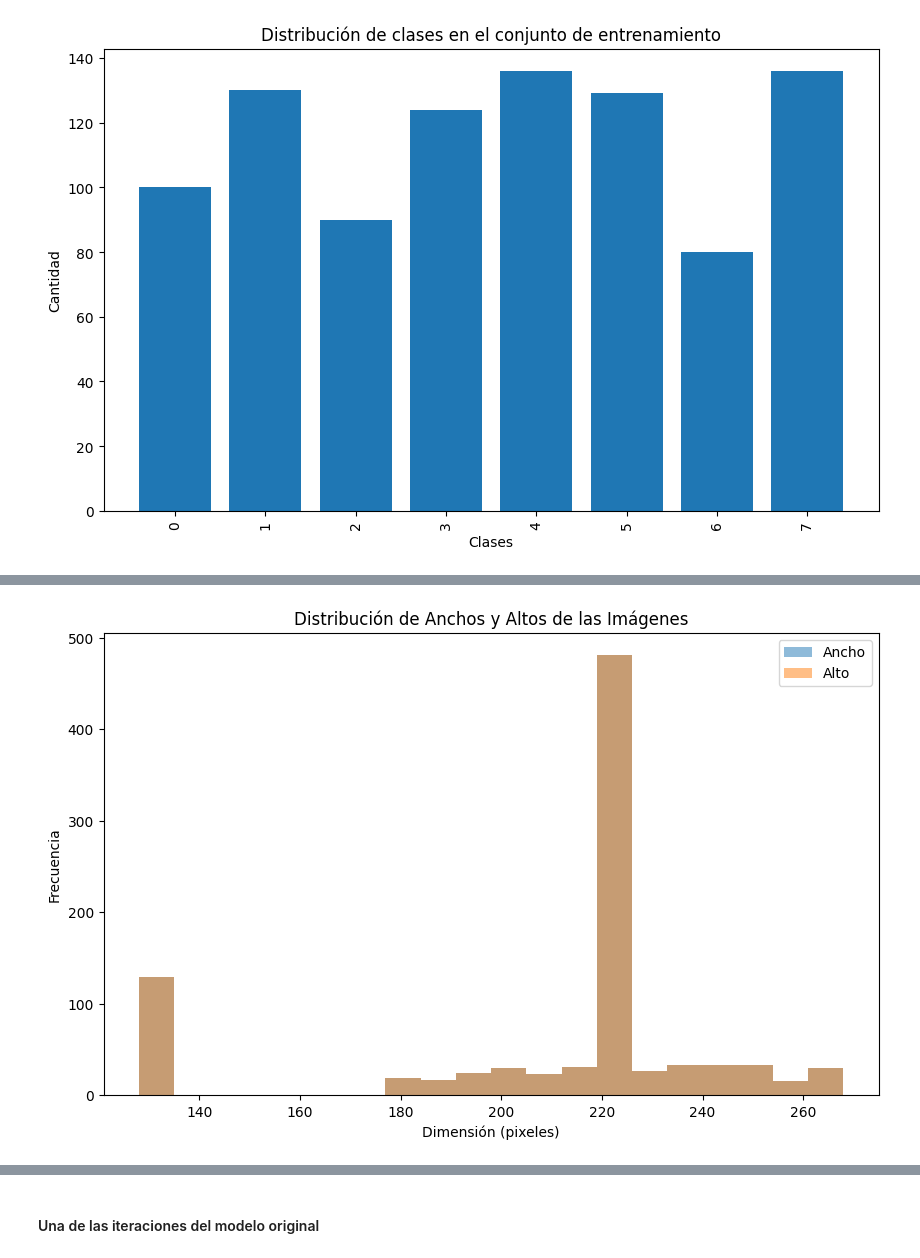
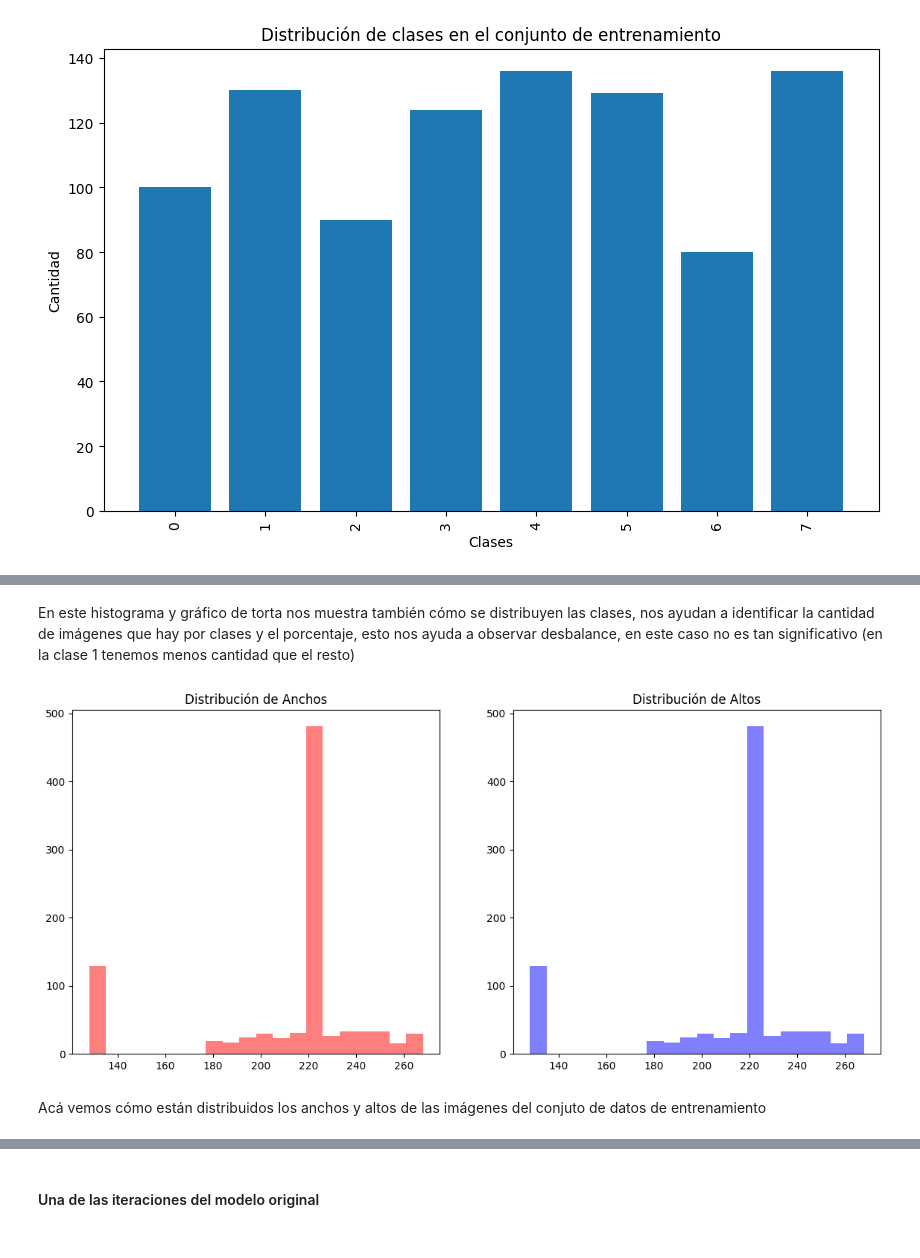
Before and after one commit to Rcontre360/UCV-ML-2-2024, a Jupyter notebook: project/proyect.ipynb, the cells around one changed output, grey strips where cells are left out. Cells and saved outputs as stored; diff of their text form; code cells hidden in the pictures.

```diff
--- a/project/proyect.ipynb
+++ b/project/proyect.ipynb
@@ -328,21 +357,23 @@ plot_class_samples(x_train, y_train, class_names)
+# %% [markdown]
+En este histograma y gráfico de torta nos muestra también cómo se distribuyen las clases, nos ayudan a identificar la cantidad de imágenes que hay por clases y el porcentaje, esto nos ayuda a observar desbalance, en este caso no es tan significativo (en la clase 1 tenemos menos cantidad que el resto)
 # %%
 # Obtener el tamaño de cada imagen
 sizes = [Image.open(f'{train_path}/{class_name}/{img_name}').size for class_name in os.listdir(train_path) for img_name in os.listdir(f'{train_path}/{class_name}')]
 
 # Extraer el ancho y alto de las tuplas (ancho, alto)
 widths, heights = zip(*sizes)
 
 # Graficar distribución de los anchos y altos
-plt.figure(figsize=(10, 6))
-plt.hist(widths, bins=20, alpha=0.5, label='Ancho')
-plt.hist(heights, bins=20, alpha=0.5, label='Alto')
-plt.legend()
-plt.title("Distribución de Anchos y Altos de las Imágenes")
-plt.xlabel("Dimensión (pixeles)")
-plt.ylabel("Frecuencia")
+fig, ax = plt.subplots(1, 2, figsize=(14, 6))
+ax[0].hist(widths, bins=20, alpha=0.5, label='Ancho', color='red')
+ax[1].hist(heights, bins=20, alpha=0.5, label='Alto', color='blue')
+ax[0].set_title('Distribución de Anchos')
+ax[1].set_title('Distribución de Altos')
 plt.show()
 # %% [output]
-[figure, old version]
+[figure, new version]
+# %% [markdown]
+Acá vemos cómo están distribuidos los anchos y altos de las imágenes del conjuto de datos de entrenamiento
 # %%
 # Graficar los valores de píxeles de una imagen normalizada
 plt.figure(figsize=(12, 6))
```
Also changed, not shown: parts of 82 cells of this notebook.
